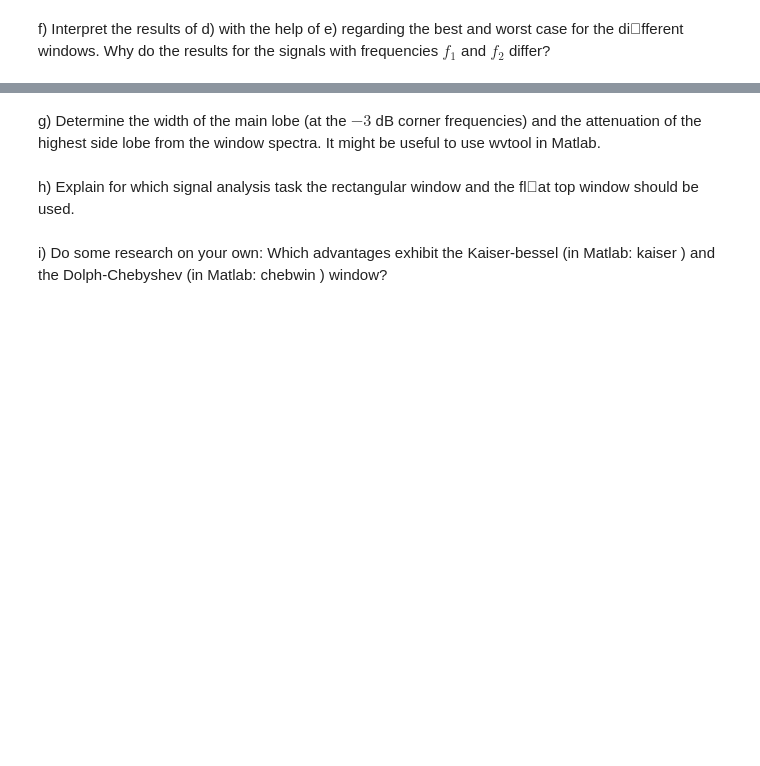
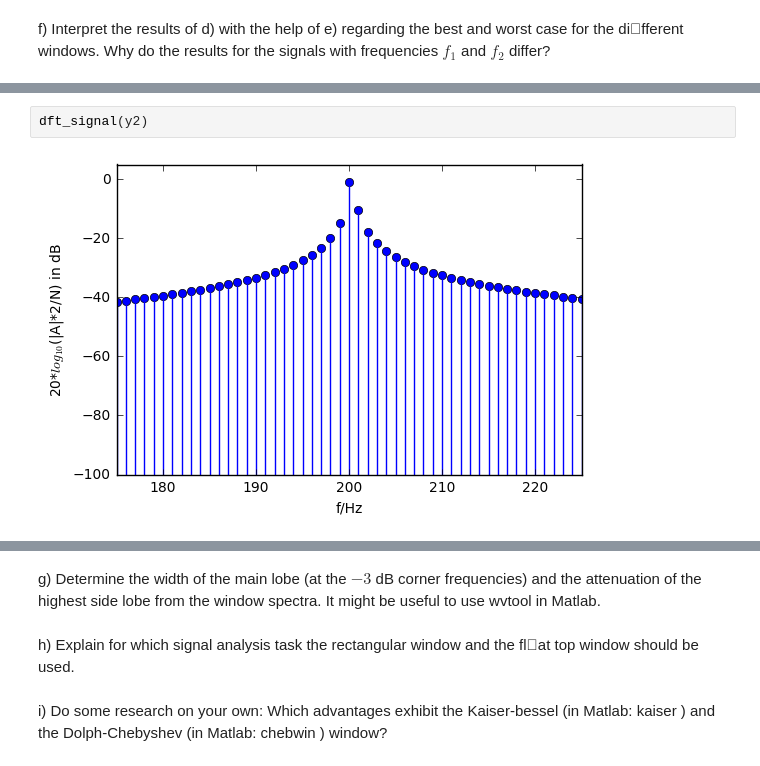
Before and after one commit to JakobHeller/DigitalSignalProcessing, a Jupyter notebook: Lab1.ipynb, the cells around one changed output, grey strips where cells are left out. Drawn from its saved outputs; the diff is of its cells as text; blank space fills up the shorter version.

```diff
--- a/Lab1.ipynb
+++ b/Lab1.ipynb
@@ -144,0 +171,4 @@
+# %%
+dft_signal(y2)
+# %% [output]
+[figure, added]
```
Also changed, not shown: parts of 9 cells of this notebook.
